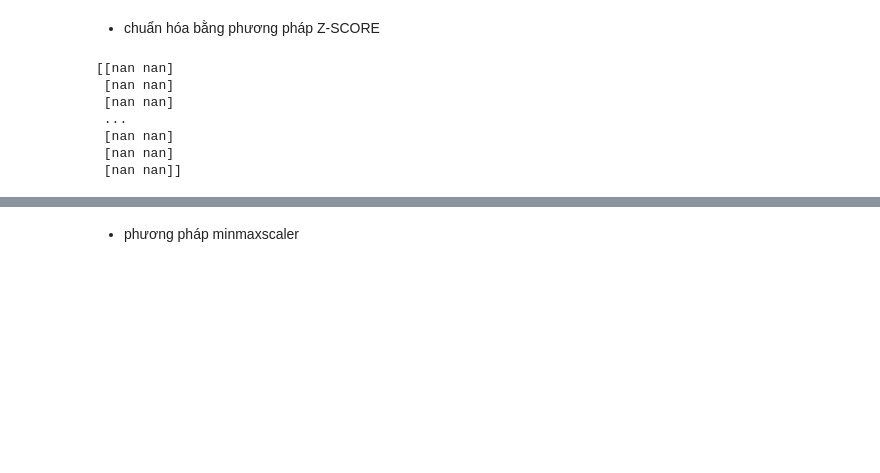
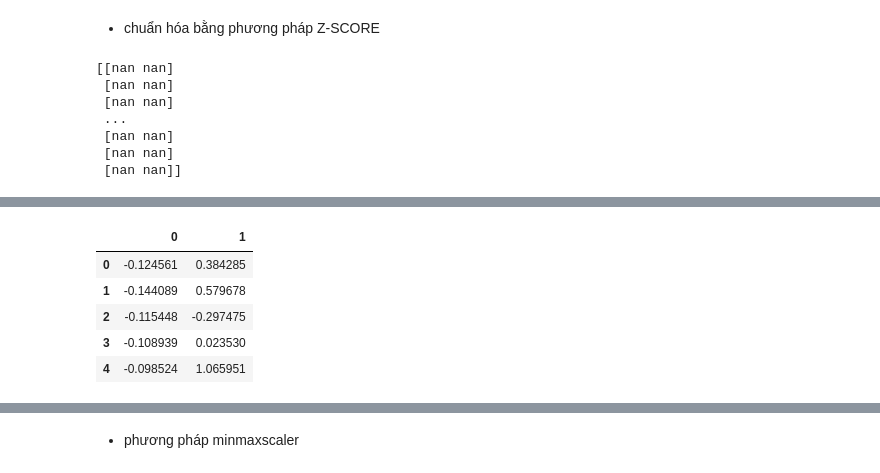
Before and after one commit to tranhuuan170302/Tran-Huu-An-data-analyst, a Jupyter notebook: Phân_tích_bộ_dữ_liệu_housePrice_dongda.ipynb, the cells around one changed output, grey strips where cells are left out. Saved outputs shown, nothing was run; the diff lists cells and outputs as text; code cells hidden in the pictures; blank space fills up the shorter version.

```diff
--- a/Phân_tích_bộ_dữ_liệu_housePrice_dongda.ipynb
+++ b/Phân_tích_bộ_dữ_liệu_housePrice_dongda.ipynb
@@ -227,0 +307,2 @@ print(z)
+# %%
+df_center.drop(ind, inplace= True)
@@ -227,0 +337,2 @@ print(z)
+# %%
+s_scaler = StandardScaler()
@@ -227,0 +343,9 @@ print(z)
+# %%
+df.head()
+# %% [output]
+|  | 0 | 1 |
+| 0 | -0.124561 | 0.384285 |
+| 1 | -0.144089 | 0.579678 |
+| 2 | -0.115448 | -0.297475 |
+| 3 | -0.108939 | 0.023530 |
+| 4 | -0.098524 | 1.065951 |
```
Also changed, not shown: parts of 24 cells of this notebook.
